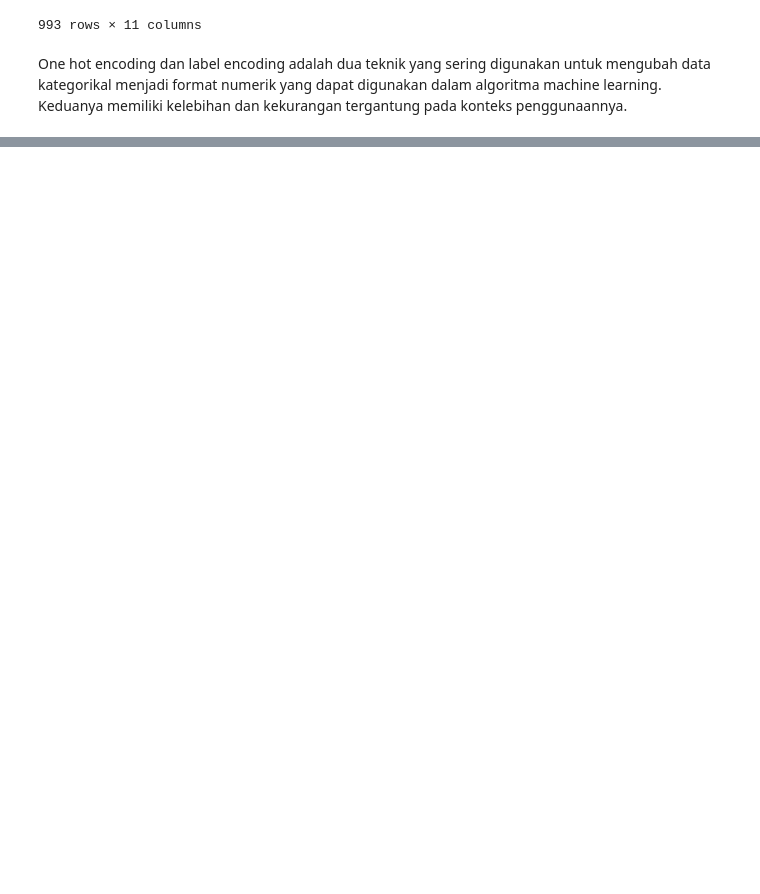
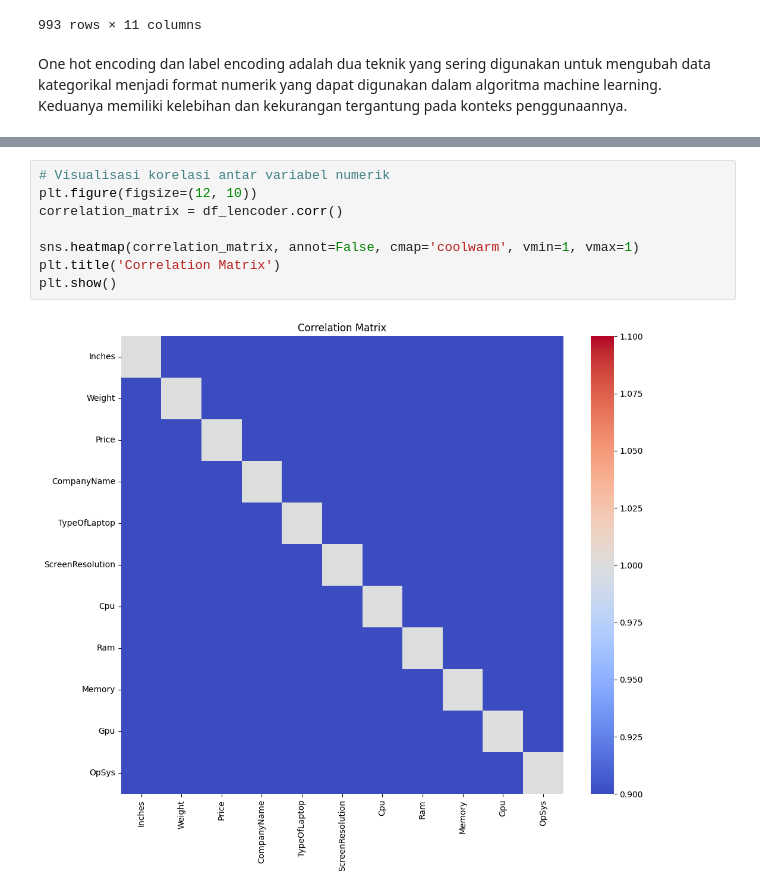
Before and after one commit to Azrxr/ML_learn, a Jupyter notebook: 1.ML_workflow.ipynb, the cells around one changed output, grey strips where cells are left out. Drawn from its saved outputs; the diff is of its cells as text; blank space fills up the shorter version.

```diff
--- a/1.ML_workflow.ipynb
+++ b/1.ML_workflow.ipynb
@@ -315,0 +391,10 @@ One hot encoding dan label encoding adalah dua teknik yang sering digunakan untu
+# %%
+# Visualisasi korelasi antar variabel numerik
+plt.figure(figsize=(12, 10))
+correlation_matrix = df_lencoder.corr()
+
+sns.heatmap(correlation_matrix, annot=False, cmap='coolwarm', vmin=1, vmax=1)
+plt.title('Correlation Matrix')
+plt.show()
+# %% [output]
+[figure, added]
```
Also changed, not shown: parts of 27 cells of this notebook, 12 other files.
